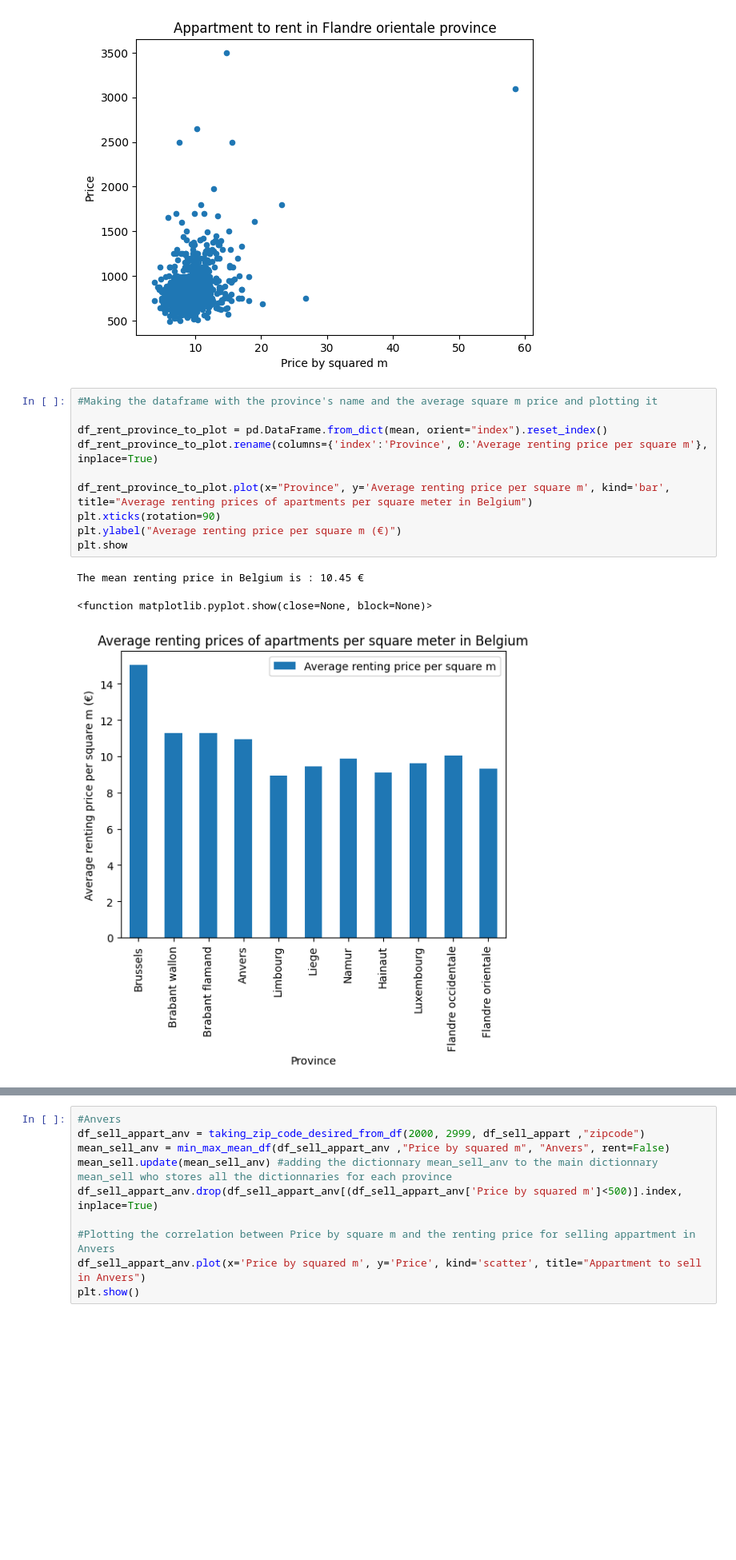
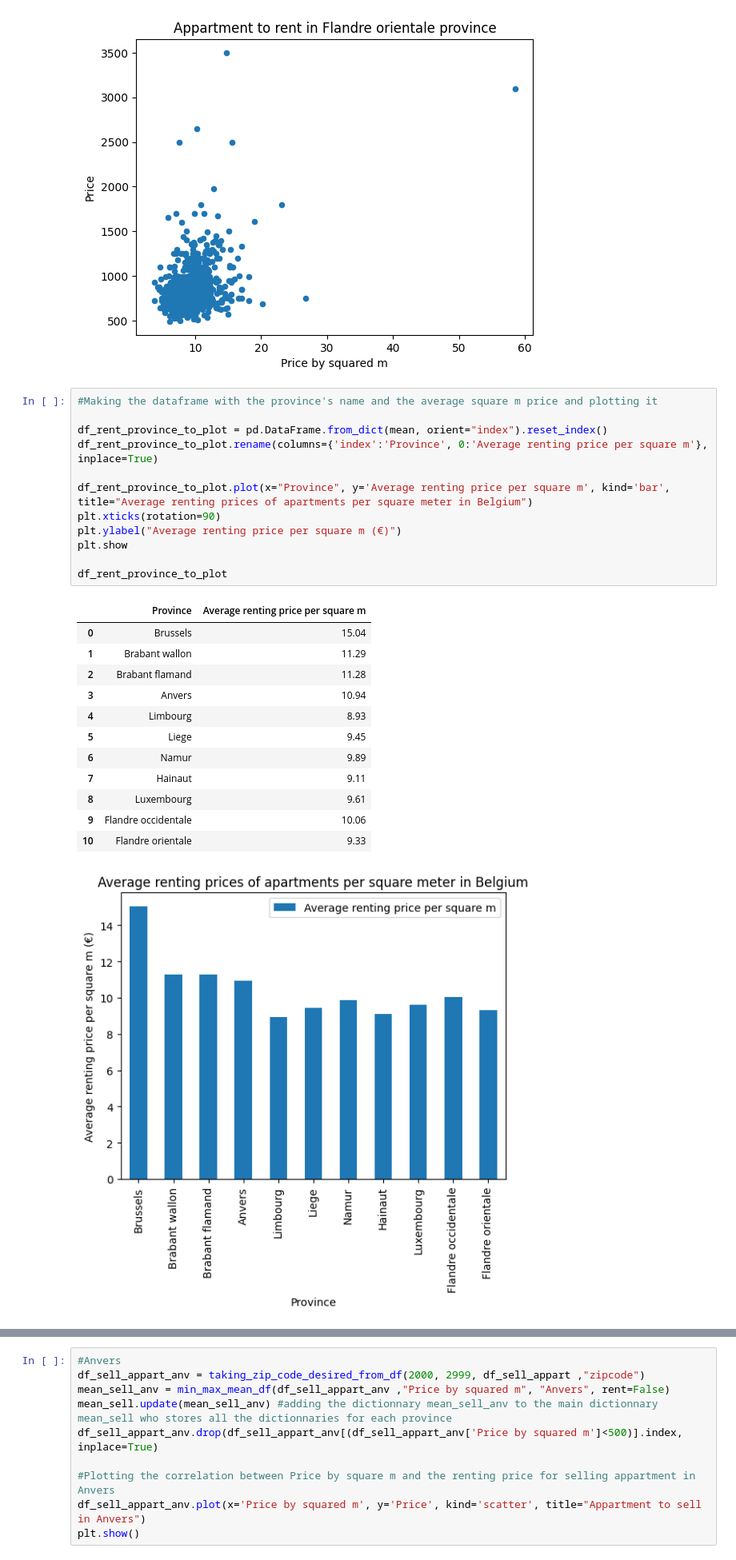
Before and after one commit to vdbromain/real-estate-price-prediction, a Jupyter notebook: data_analysis/Second_Week.ipynb, the cells around one changed output, grey strips where cells are left out. Shown at 80% size. Cells and saved outputs as stored; diff of their text form; blank space fills up the shorter version.

```diff
--- a/data_analysis/Second_Week.ipynb
+++ b/data_analysis/Second_Week.ipynb
@@ -651,16 +653,28 @@ The mean renting Price by squared m in Flandre orientale Province is 9.33 €/m2
 # %%
 #Making the dataframe with the province's name and the average square m price and plotting it
 
 df_rent_province_to_plot = pd.DataFrame.from_dict(mean, orient="index").reset_index()
 df_rent_province_to_plot.rename(columns={'index':'Province', 0:'Average renting price per square m'}, inplace=True)
 
 df_rent_province_to_plot.plot(x="Province", y='Average renting price per square m', kind='bar', title="Average renting prices of apartments per square meter in Belgium")
 plt.xticks(rotation=90)
 plt.ylabel("Average renting price per square m (€)")
 plt.show
+
+df_rent_province_to_plot
 # %% [output]
-The mean renting price in Belgium is : 10.45 €
-<function matplotlib.pyplot.show(close=None, block=None)>
+|  | Province | Average renting price per square m |
+| 0 | Brussels | 15.04 |
+| 1 | Brabant wallon | 11.29 |
+| 2 | Brabant flamand | 11.28 |
+| 3 | Anvers | 10.94 |
+| 4 | Limbourg | 8.93 |
+| 5 | Liege | 9.45 |
+| 6 | Namur | 9.89 |
+| 7 | Hainaut | 9.11 |
+| 8 | Luxembourg | 9.61 |
+| 9 | Flandre occidentale | 10.06 |
+| 10 | Flandre orientale | 9.33 |
 [figure]
 # %%
 #Preparing the data to plot with the sell_df
```
Also changed, not shown: parts of 2 cells of this notebook, 3 other files.
